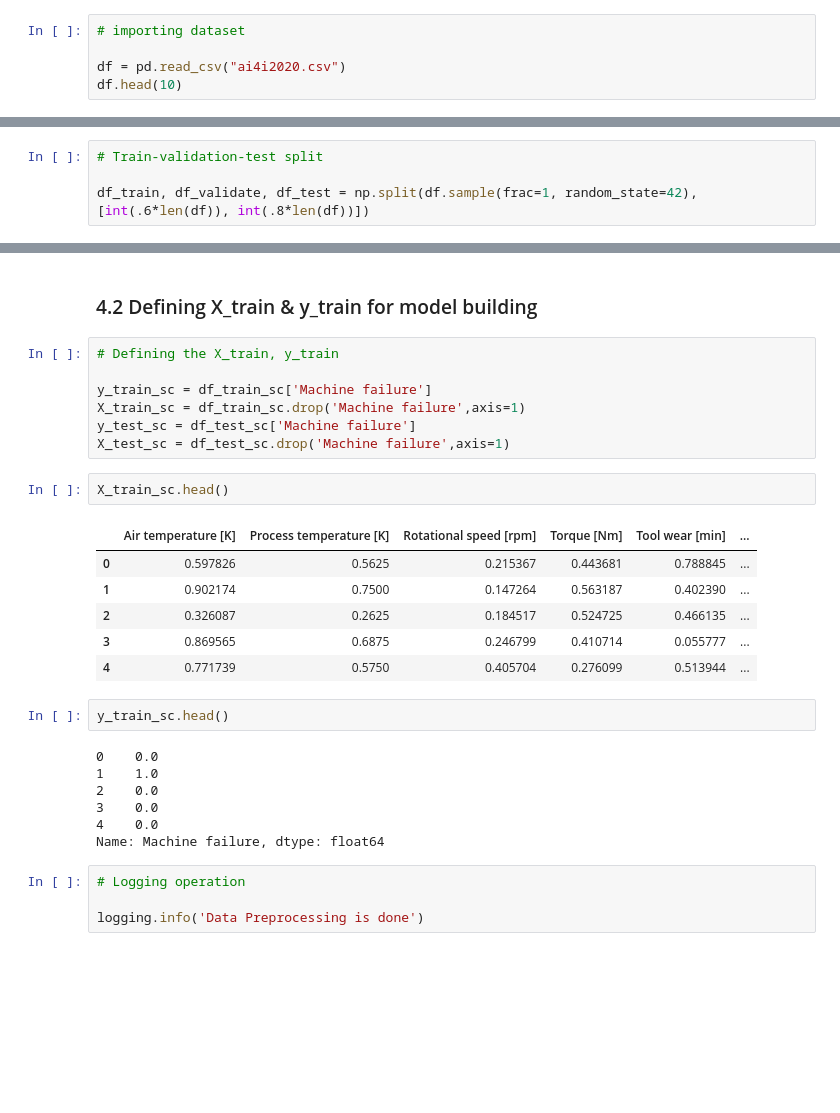
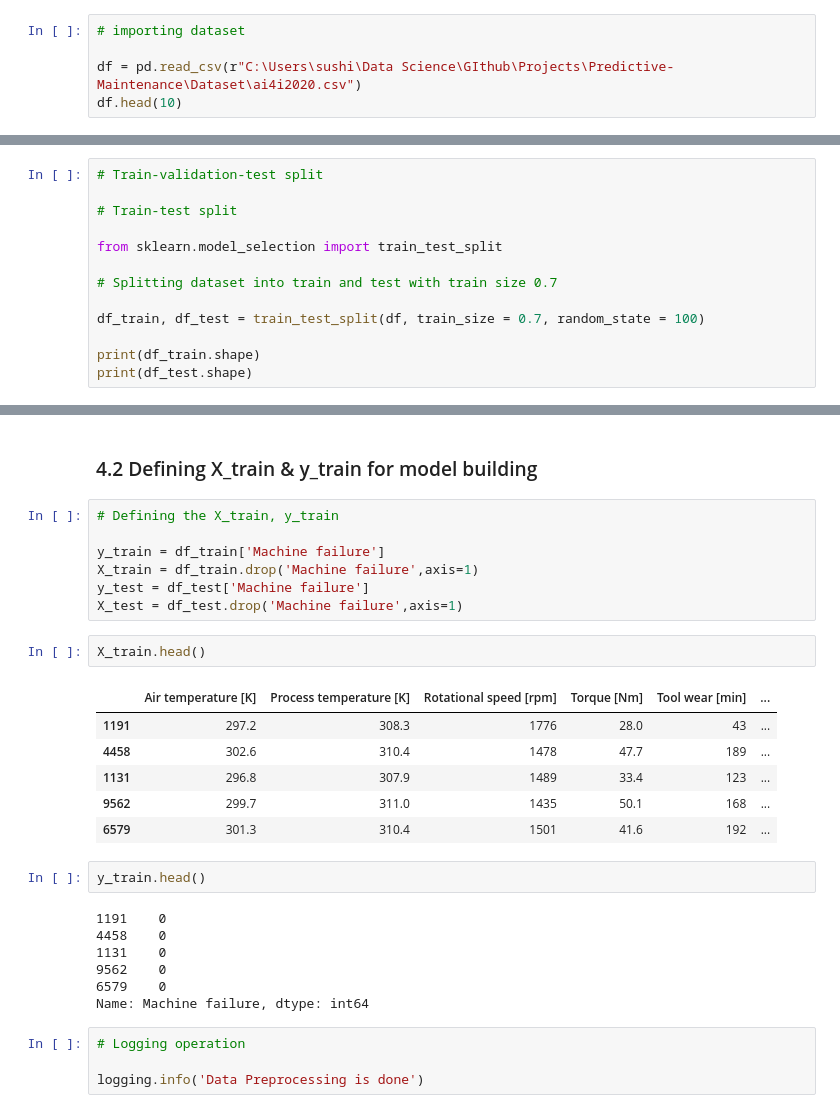
Before and after one commit to Sushil-Deore/Multi-Task-learning-for-Predictive-maintenance-applications-on-class-imbalance-data, a Jupyter notebook: Primary Model/Multitask learning for Predictive Maintenance application on class imbalance data.ipynb, the cells around one changed output, grey strips where cells are left out. Saved outputs shown, nothing was run; the diff lists cells and outputs as text; blank space fills up the shorter version.

```diff
--- a/Primary Model/Multitask learning for Predictive Maintenance application on class imbalance data.ipynb
+++ b/Primary Model/Multitask learning for Predictive Maintenance application on class imbalance data.ipynb
@@ -25,7 +25,7 @@ logging.basicConfig(filename='Development_logs.log', level=logging.INFO, format=
 # %%
 # importing dataset
 
-df = pd.read_csv("ai4i2020.csv")
+df = pd.read_csv(r"C:\Users\sushi\Data Science\GIthub\Projects\Predictive-Maintenance\Dataset\ai4i2020.csv")
 df.head(10)
 # %% [output]
 |  | UDI | Product ID | Type | Air temperature [K] | Process temperature [K] | Rotational speed [rpm] | ... |
@@ -1301,4 +1301,13 @@ logging.info('Feature engineering is done')
 # %%
 # Train-validation-test split
 
-df_train, df_validate, df_test = np.split(df.sample(frac=1, random_state=42), [int(.6*len(df)), int(.8*len(df))])
+# Train-test split
+
+from sklearn.model_selection import train_test_split
+
+# Splitting dataset into train and test with train size 0.7
+
+df_train, df_test = train_test_split(df, train_size = 0.7, random_state = 100)
+
+print(df_train.shape)
+print(df_test.shape)
@@ -1361,28 +1371,28 @@ df_test_sc.head()
 # %%
 # Defining the X_train, y_train
 
-y_train_sc = df_train_sc['Machine failure']
-X_train_sc = df_train_sc.drop('Machine failure',axis=1)
-y_test_sc = df_test_sc['Machine failure']
-X_test_sc = df_test_sc.drop('Machine failure',axis=1)
+y_train = df_train['Machine failure']
+X_train = df_train.drop('Machine failure',axis=1)
+y_test = df_test['Machine failure']
+X_test = df_test.drop('Machine failure',axis=1)
 # %%
-X_train_sc.head()
+X_train.head()
 # %% [output]
 |  | Air temperature [K] | Process temperature [K] | Rotational speed [rpm] | Torque [Nm] | Tool wear [min] | ... |
-| 0 | 0.597826 | 0.5625 | 0.215367 | 0.443681 | 0.788845 | ... |
-| 1 | 0.902174 | 0.7500 | 0.147264 | 0.563187 | 0.402390 | ... |
-| 2 | 0.326087 | 0.2625 | 0.184517 | 0.524725 | 0.466135 | ... |
-| 3 | 0.869565 | 0.6875 | 0.246799 | 0.410714 | 0.055777 | ... |
-| 4 | 0.771739 | 0.5750 | 0.405704 | 0.276099 | 0.513944 | ... |
+| 1191 | 297.2 | 308.3 | 1776 | 28.0 | 43 | ... |
+| 4458 | 302.6 | 310.4 | 1478 | 47.7 | 189 | ... |
+| 1131 | 296.8 | 307.9 | 1489 | 33.4 | 123 | ... |
+| 9562 | 299.7 | 311.0 | 1435 | 50.1 | 168 | ... |
+| 6579 | 301.3 | 310.4 | 1501 | 41.6 | 192 | ... |
 # %%
-y_train_sc.head()
+y_train.head()
 # %% [output]
-0    0.0
-1    1.0
-2    0.0
-3    0.0
-4    0.0
-Name: Machine failure, dtype: float64
+1191    0
+4458    0
+1131    0
+9562    0
+6579    0
+Name: Machine failure, dtype: int64
 # %%
 # Logging operation
 
```
Also changed, not shown: parts of 69 cells of this notebook.
